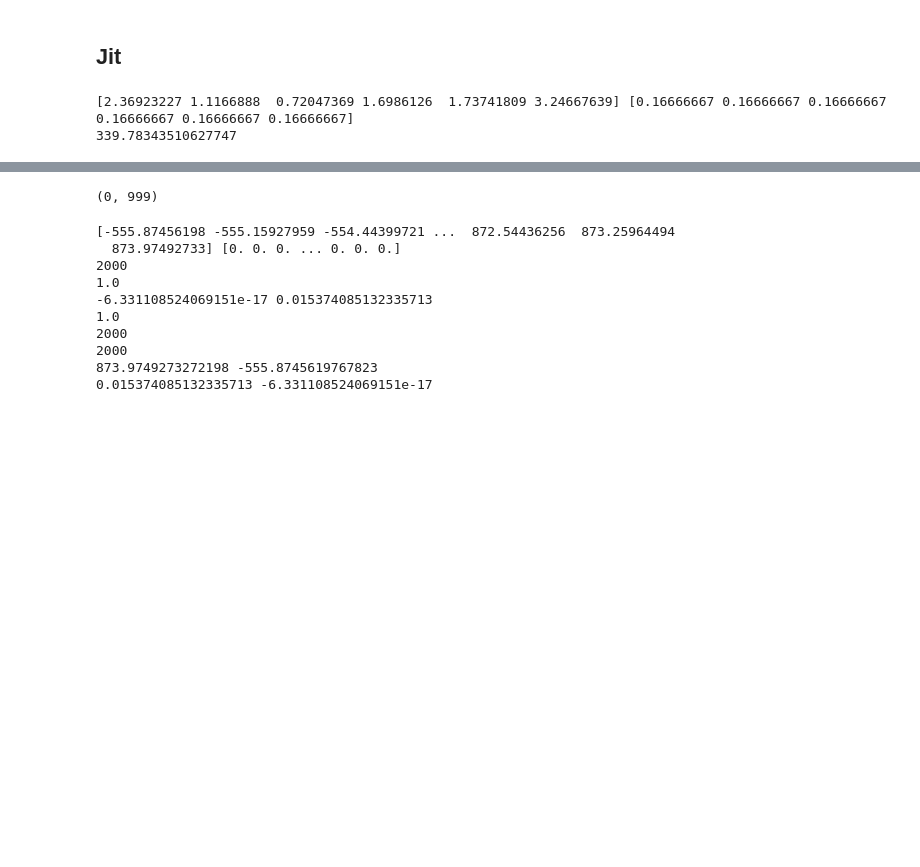
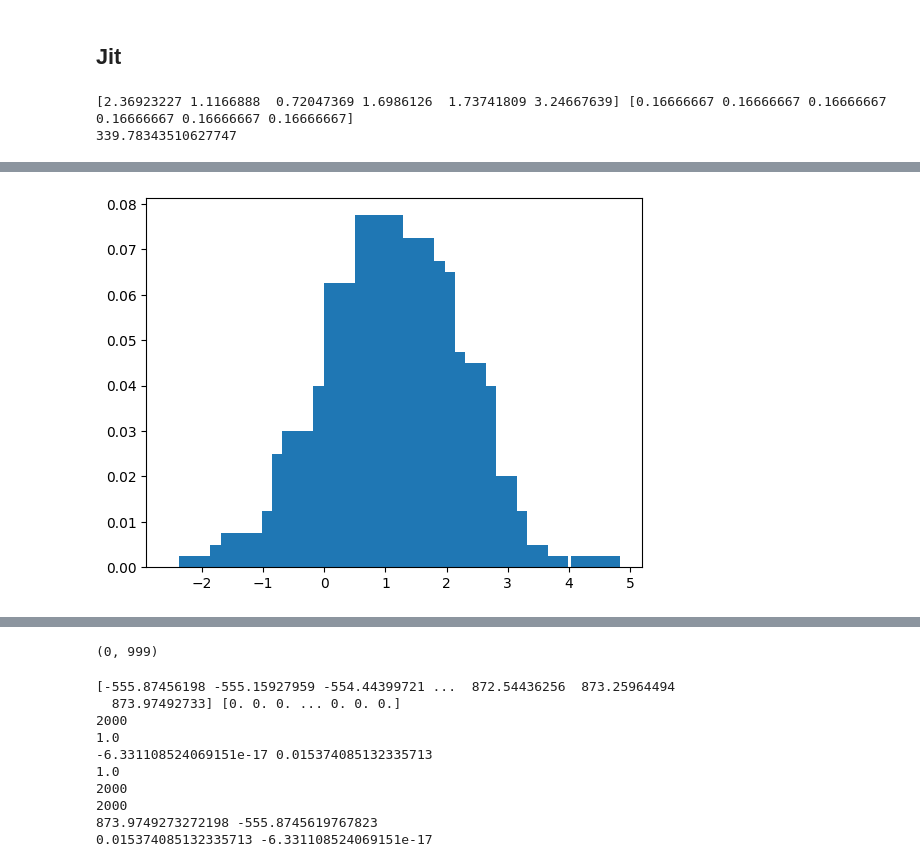
Before and after one commit to anloehr-1097/DistrRL_MonteCarlo, a Jupyter notebook: Untitled.ipynb, the cells around one changed output, grey strips where cells are left out. Cells and saved outputs as stored; diff of their text form; code cells hidden in the pictures; blank space fills up the shorter version.

```diff
--- a/Untitled.ipynb
+++ b/Untitled.ipynb
@@ -239,3 +229,8 @@ plt.plot(samples, probs_samples)
+# %%
+from preliminary_tests import plot_atomic_distr, project_eqi
+plot_atomic_distr((samples, probs_samples))
+# %% [output]
+[figure, added]
 # %%
 len(np.unique(G_final[0])), len(G_final[0])
 # %% [output]
```
Also changed, not shown: parts of 3 cells of this notebook, 1 other file.
